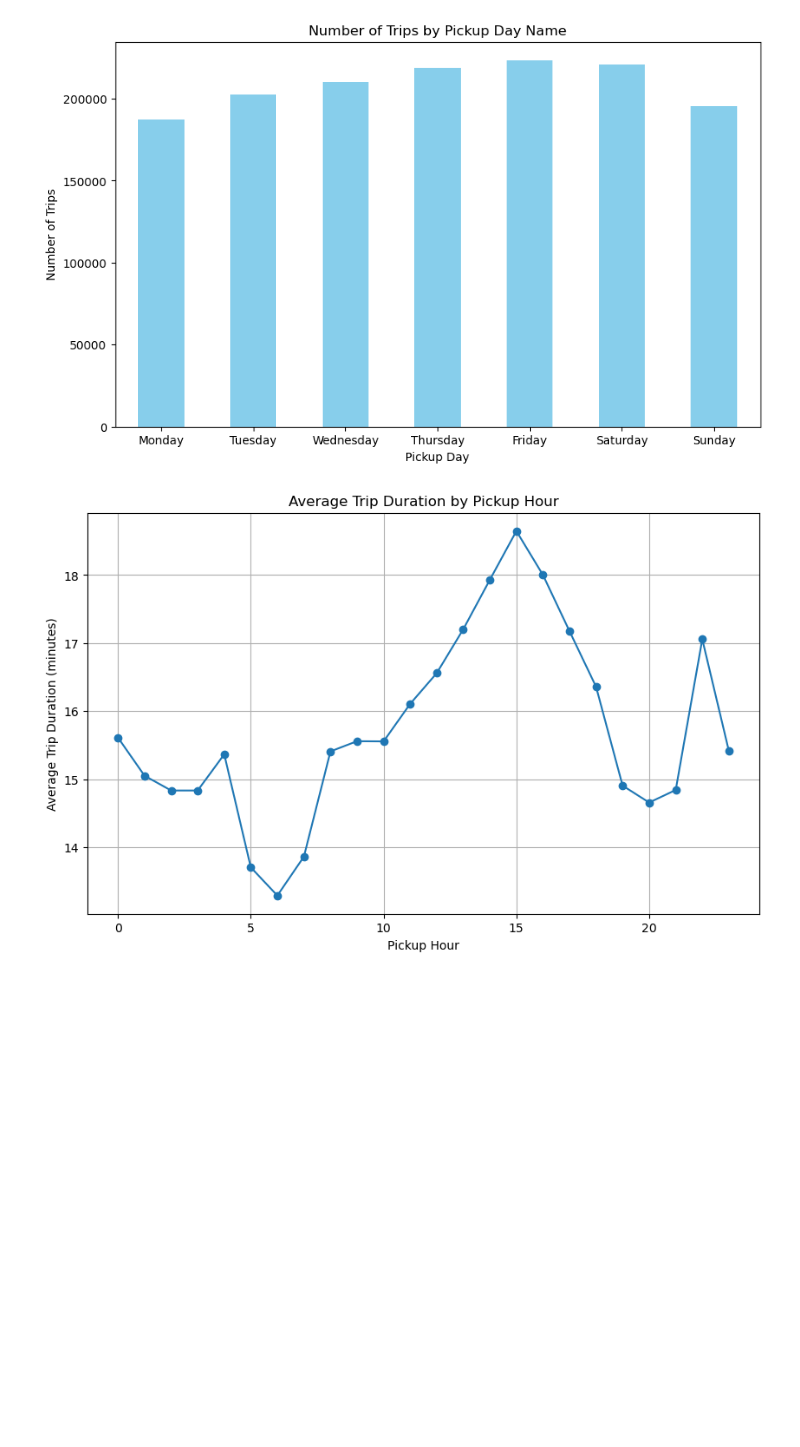
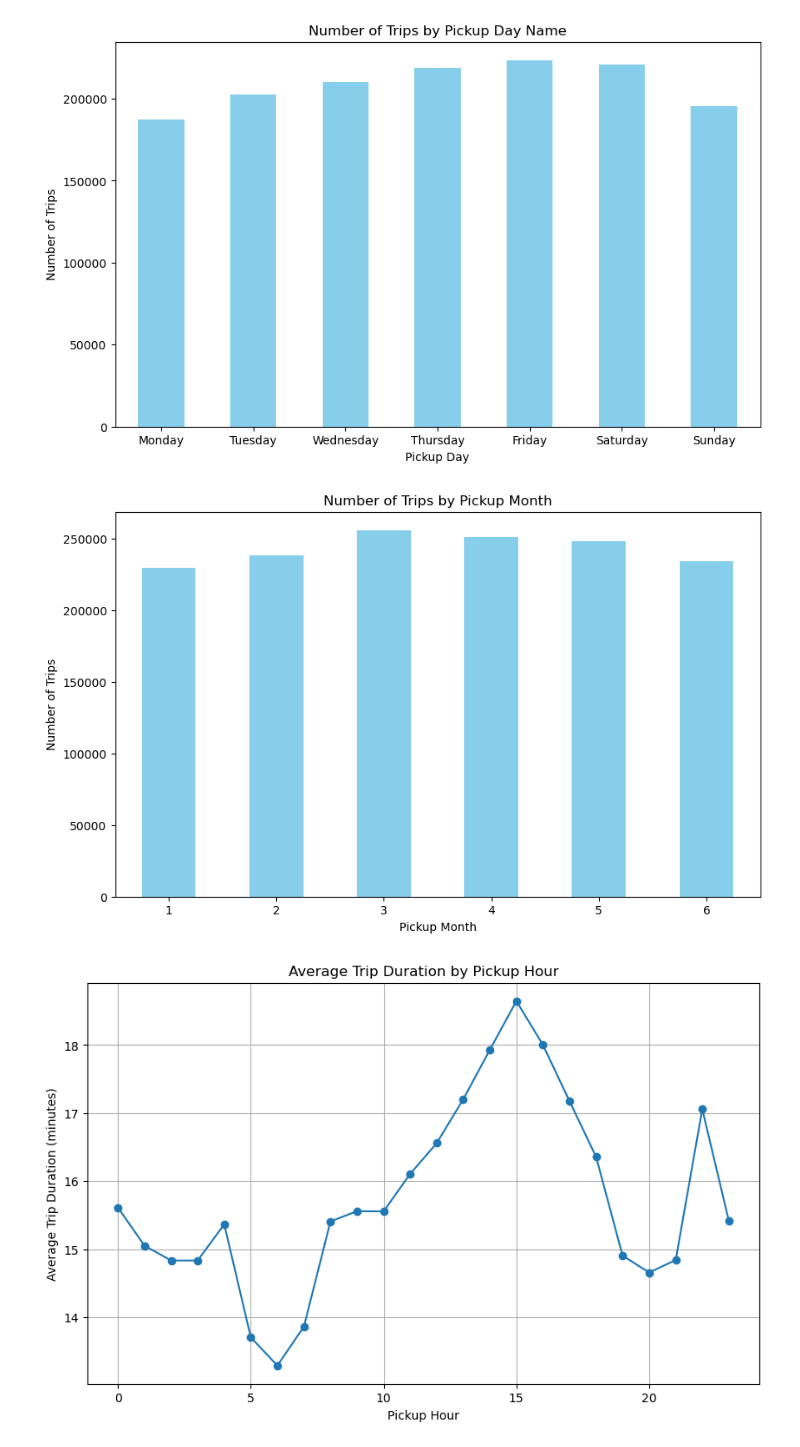
Before and after one commit to Niki123456123456/taxi_trip_duration, a Jupyter notebook: main.ipynb, the cells around one changed output. Saved outputs shown, nothing was run; the diff lists cells and outputs as text; code cells hidden in the pictures; blank space fills up the shorter version.

Commit message:
more heatmaps

```diff
--- a/main.ipynb
+++ b/main.ipynb
@@ -134,6 +134,8 @@ This flag shows if the trip was saved in the vehicle first because there was no
 train['pickup_datetime'] = pd.to_datetime(train['pickup_datetime'])
 train['pickup_hour'] = train['pickup_datetime'].dt.hour
 train['pickup_day'] = train['pickup_datetime'].dt.dayofweek
+train['pickup_month'] = train['pickup_datetime'].dt.month
+train['day_of_year'] = train['pickup_datetime'].dt.dayofyear
 # %%
 # Calculate the number of trips for each pickup hour
 pickup_hour_counts = train['pickup_hour'].value_counts().sort_index()
@@ -165,6 +167,26 @@ plt.xticks(rotation=0)
 plt.show()
 # %% [output]
 [figure]
+# %%
+# pickup_hour_counts = train['pickup_month'].value_counts().sort_index()
+
+month_labels = ['January', 'February', 'March', 'April', 'May', 'June']
+train['pickup_month_name'] = train['pickup_month'].map({
+    1: 'January', 2: 'February',
+    3: 'March', 4: 'April', 5: 'May', 6: 'June'
+})
+pickup_day_counts = train['pickup_month_name'] # .value_counts().reindex(weekday_labels)
+
+# Plot the distribution of pickup_month
+plt.figure(figsize=(10, 6))
+pickup_hour_counts.plot(kind='bar', color='skyblue')
+plt.title('Number of Trips by Pickup Month')
+plt.xlabel('Pickup Month')
+plt.ylabel('Number of Trips')
+plt.xticks(rotation=0)
+plt.show()
+# %% [output]
+[figure, added]
 # %%
 hourly_avg = train.groupby('pickup_hour')['trip_duration_min'].mean()
 plt.figure(figsize=(10, 6))
```
Also changed, not shown: parts of 2 cells of this notebook.
